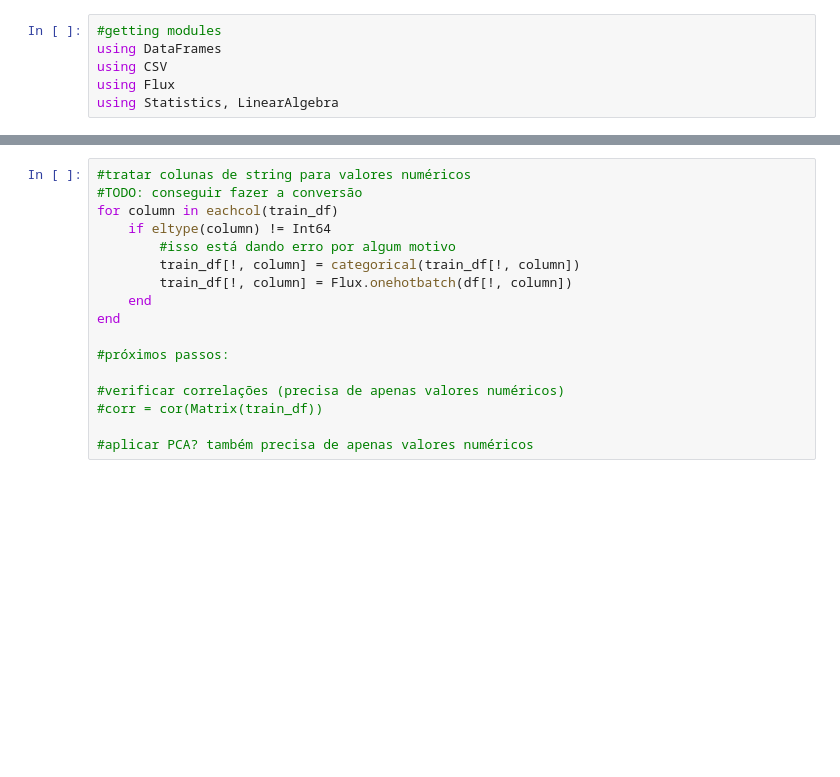
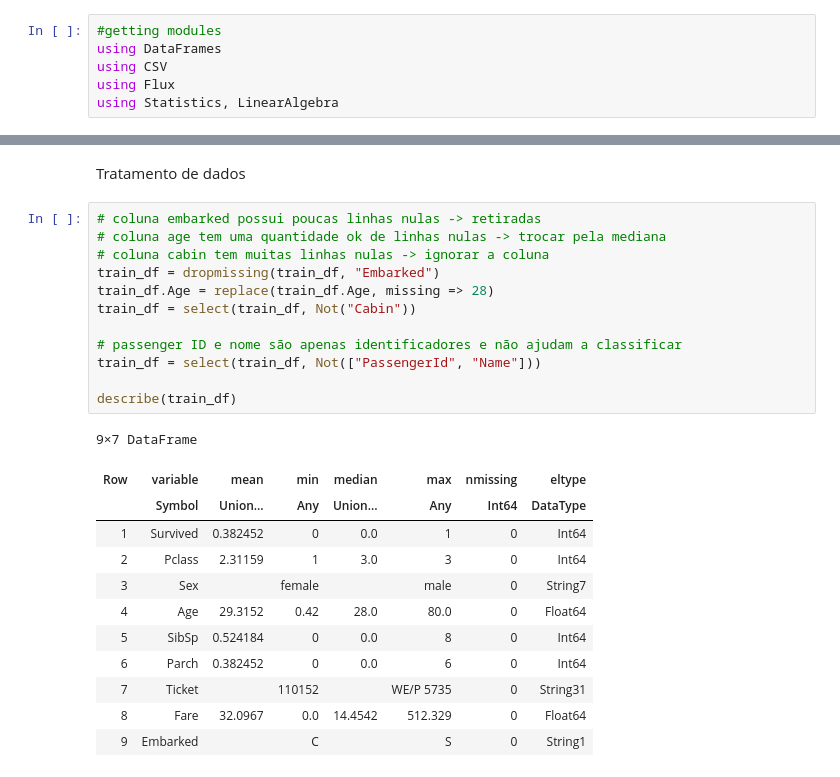
Before and after one commit to HenriqCaetano/titanic-challenge-julia, a Jupyter notebook: prediction.ipynb, the cells around one changed output, grey strips where cells are left out. Saved outputs shown, nothing was run; the diff lists cells and outputs as text; blank space fills up the shorter version.

Commit message:
feat: realiza limpeza dos dados

```diff
--- a/prediction.ipynb
+++ b/prediction.ipynb
@@ -37,17 +45,27 @@ display(describe(train_df))
-# %%
-#tratar colunas de string para valores numéricos
-#TODO: conseguir fazer a conversão
-for column in eachcol(train_df)
-    if eltype(column) != Int64
-        #isso está dando erro por algum motivo
-        train_df[!, column] = categorical(train_df[!, column])
-        train_df[!, column] = Flux.onehotbatch(df[!, column])
-    end
-end
-
-#próximos passos:
-
-#verificar correlações (precisa de apenas valores numéricos)
-#corr = cor(Matrix(train_df))
-
-#aplicar PCA? também precisa de apenas valores numéricos
+# %% [markdown]
+Tratamento de dados
+# %%
+# coluna embarked possui poucas linhas nulas -> retiradas
+# coluna age tem uma quantidade ok de linhas nulas -> trocar pela mediana
+# coluna cabin tem muitas linhas nulas -> ignorar a coluna
+train_df = dropmissing(train_df, "Embarked")
+train_df.Age = replace(train_df.Age, missing => 28)
+train_df = select(train_df, Not("Cabin"))
+
+# passenger ID e nome são apenas identificadores e não ajudam a classificar
+train_df = select(train_df, Not(["PassengerId", "Name"]))
+
+describe(train_df)
+# %% [output]
+9×7 DataFrame
+| Row | variable | mean | min | median | max | nmissing | eltype |
+|  | Symbol | Union… | Any | Union… | Any | Int64 | DataType |
+| 1 | Survived | 0.382452 | 0 | 0.0 | 1 | 0 | Int64 |
+| 2 | Pclass | 2.31159 | 1 | 3.0 | 3 | 0 | Int64 |
+| 3 | Sex |  | female |  | male | 0 | String7 |
+| 4 | Age | 29.3152 | 0.42 | 28.0 | 80.0 | 0 | Float64 |
+| 5 | SibSp | 0.524184 | 0 | 0.0 | 8 | 0 | Int64 |
+| 6 | Parch | 0.382452 | 0 | 0.0 | 6 | 0 | Int64 |
+| 7 | Ticket |  | 110152 |  | WE/P 5735 | 0 | String31 |
+| 8 | Fare | 32.0967 | 0.0 | 14.4542 | 512.329 | 0 | Float64 |
+| 9 | Embarked |  | C |  | S | 0 | String1 |
```
Also changed, not shown: parts of 6 cells of this notebook.
